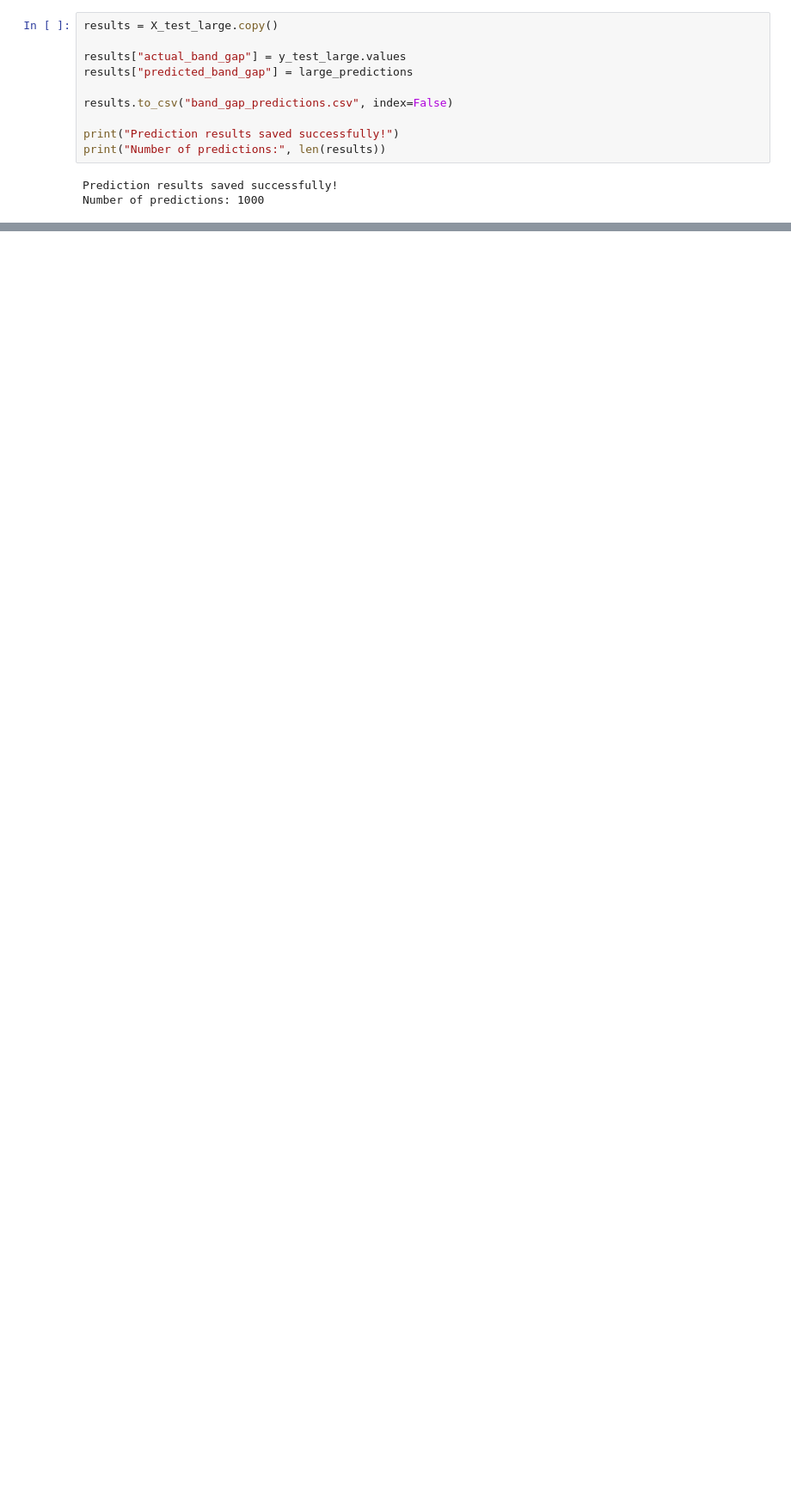
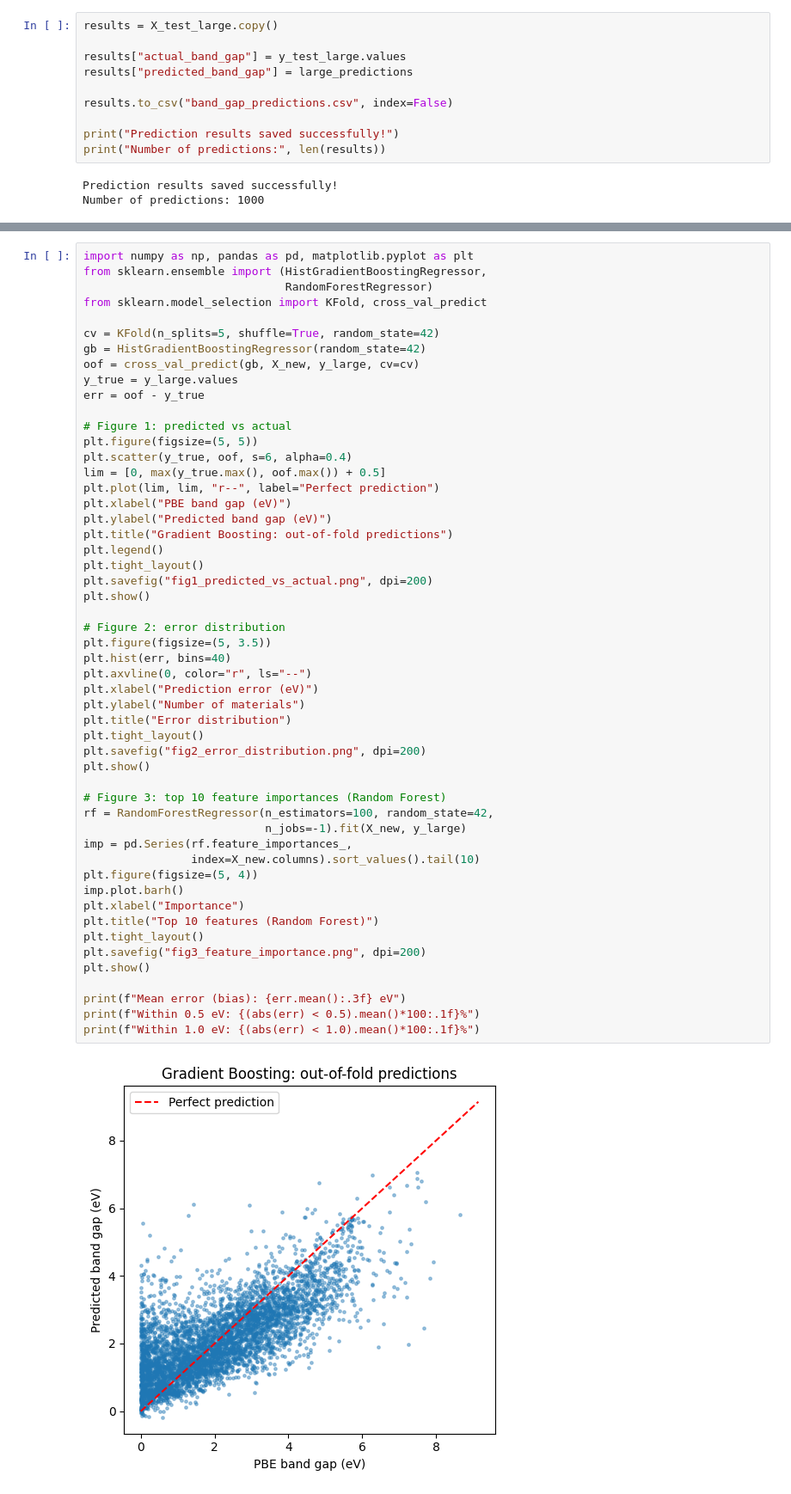
Before and after one commit to Beebah-rahman09/inorganic-materials-band-gap-prediction, a Jupyter notebook: Project_01_Machine_Learning_Materials_Discovery.ipynb, the cells around one changed output, grey strips where cells are left out. Shown at 86% size. Saved outputs shown, nothing was run; the diff lists cells and outputs as text; blank space fills up the shorter version.

Commit message:
Add cross-validation, chemical descriptors, model comparison, plots and discussion

```diff
--- a/Project_01_Machine_Learning_Materials_Discovery.ipynb
+++ b/Project_01_Machine_Learning_Materials_Discovery.ipynb
@@ -875,0 +1129,54 @@ files.download("band_gap_predictions.csv")
+# %%
+import numpy as np, pandas as pd, matplotlib.pyplot as plt
+from sklearn.ensemble import (HistGradientBoostingRegressor,
+                              RandomForestRegressor)
+from sklearn.model_selection import KFold, cross_val_predict
+
+cv = KFold(n_splits=5, shuffle=True, random_state=42)
+gb = HistGradientBoostingRegressor(random_state=42)
+oof = cross_val_predict(gb, X_new, y_large, cv=cv)
+y_true = y_large.values
+err = oof - y_true
+
+# Figure 1: predicted vs actual
+plt.figure(figsize=(5, 5))
+plt.scatter(y_true, oof, s=6, alpha=0.4)
+lim = [0, max(y_true.max(), oof.max()) + 0.5]
+plt.plot(lim, lim, "r--", label="Perfect prediction")
+plt.xlabel("PBE band gap (eV)")
+plt.ylabel("Predicted band gap (eV)")
+plt.title("Gradient Boosting: out-of-fold predictions")
+plt.legend()
+plt.tight_layout()
+plt.savefig("fig1_predicted_vs_actual.png", dpi=200)
+plt.show()
+
+# Figure 2: error distribution
+plt.figure(figsize=(5, 3.5))
+plt.hist(err, bins=40)
+plt.axvline(0, color="r", ls="--")
+plt.xlabel("Prediction error (eV)")
+plt.ylabel("Number of materials")
+plt.title("Error distribution")
+plt.tight_layout()
+plt.savefig("fig2_error_distribution.png", dpi=200)
+plt.show()
+
+# Figure 3: top 10 feature importances (Random Forest)
+rf = RandomForestRegressor(n_estimators=100, random_state=42,
+                           n_jobs=-1).fit(X_new, y_large)
+imp = pd.Series(rf.feature_importances_,
+                index=X_new.columns).sort_values().tail(10)
+plt.figure(figsize=(5, 4))
+imp.plot.barh()
+plt.xlabel("Importance")
+plt.title("Top 10 features (Random Forest)")
+plt.tight_layout()
+plt.savefig("fig3_feature_importance.png", dpi=200)
+plt.show()
+
+print(f"Mean error (bias): {err.mean():.3f} eV")
+print(f"Within 0.5 eV: {(abs(err) < 0.5).mean()*100:.1f}%")
+print(f"Within 1.0 eV: {(abs(err) < 1.0).mean()*100:.1f}%")
+# %% [output]
+[figure, added]
```
Also changed, not shown: parts of 18 cells of this notebook.
